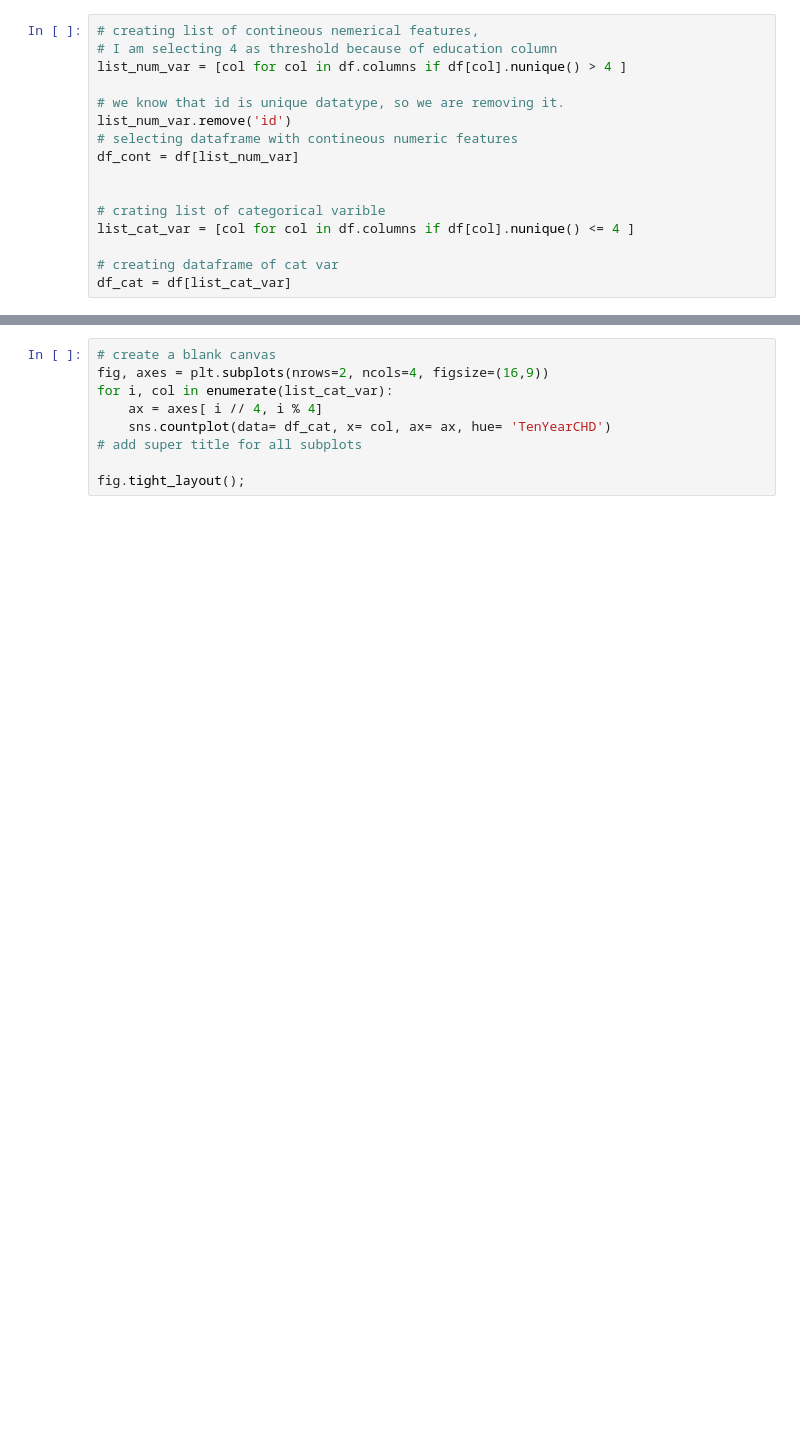
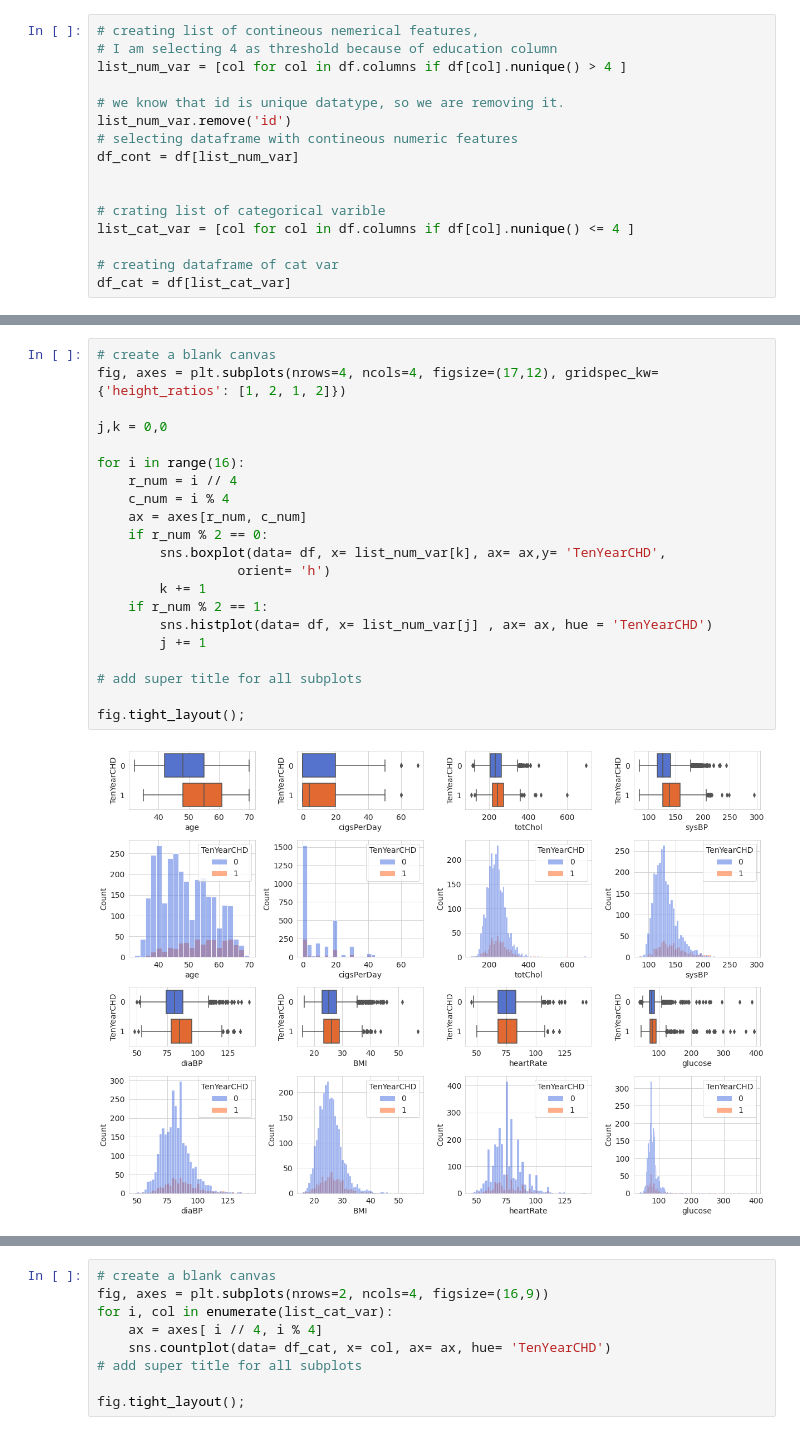
Before and after one commit to Gaurav2912/Cardiovascular-Risk-Prediction, a Jupyter notebook: Cardiovascular_Risk_Prediction.ipynb, the cells around one changed output, grey strips where cells are left out. Cells and saved outputs as stored; diff of their text form; blank space fills up the shorter version.

```diff
--- a/Cardiovascular_Risk_Prediction.ipynb
+++ b/Cardiovascular_Risk_Prediction.ipynb
@@ -289,0 +296,23 @@ plt.show();
+# %%
+# create a blank canvas
+fig, axes = plt.subplots(nrows=4, ncols=4, figsize=(17,12), gridspec_kw={'height_ratios': [1, 2, 1, 2]})
+
+j,k = 0,0
+
+for i in range(16):
+    r_num = i // 4
+    c_num = i % 4
+    ax = axes[r_num, c_num]
+    if r_num % 2 == 0:
+        sns.boxplot(data= df, x= list_num_var[k], ax= ax,y= 'TenYearCHD',
+                  orient= 'h')
+        k += 1
+    if r_num % 2 == 1:
+        sns.histplot(data= df, x= list_num_var[j] , ax= ax, hue = 'TenYearCHD')
+        j += 1
+
+# add super title for all subplots
+
+fig.tight_layout();
+# %% [output]
+[figure, added]
```
Also changed, not shown: parts of 17 cells of this notebook.
